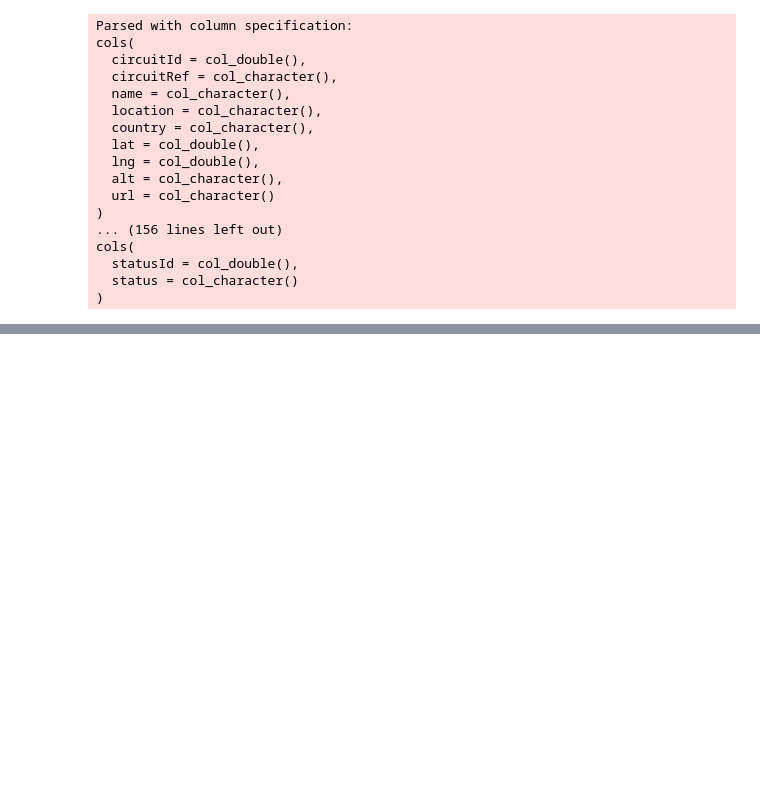
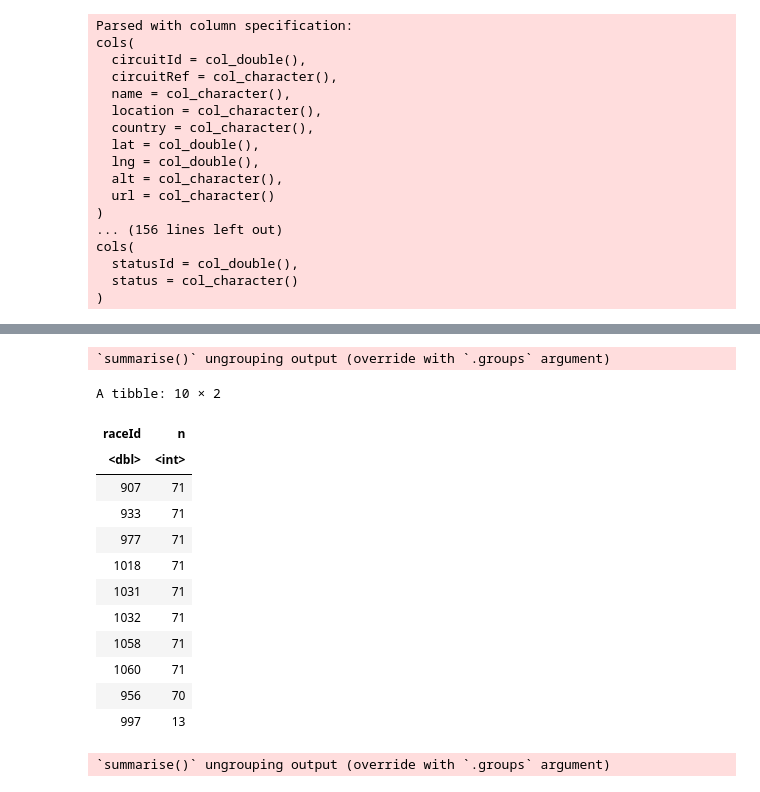
Before and after one commit to TaylorOglow/Formula_1, a Jupyter notebook: Lap Wrangling/vb_laps.ipynb, the cells around one changed output, grey strips where cells are left out. Drawn from its saved outputs; the diff is of its cells as text; code cells hidden in the pictures; blank space fills up the shorter version.

```diff
--- a/Lap Wrangling/vb_laps.ipynb
+++ b/Lap Wrangling/vb_laps.ipynb
@@ -1208,0 +801,54 @@ A tibble: 2 × 2
+# %%
+#10. Austria
+
+vb_austria <- bot_laps %>%
+                filter(raceId %in% austria_race_ID)
+
+vb_austria_clean <- vb_austria %>%
+                        group_by(raceId) %>%
+                        summarize(n = n()) %>%
+                        arrange(desc(n))
+vb_austria_clean
+vb_austria_clean_ID <- vb_austria_clean %>%
+                        pull(raceId)
+
+
+### SPLITTING DATA
+
+vb_austria_races <- bot_laps %>%
+                    filter(raceId %in% vb_austria_clean_ID)
+
+vb_austria_split <- initial_split(vb_austria_races, prop = 0.75, strata = milliseconds)
+
+vb_austria_train <- training(vb_austria_split)
+
+vb_austria_test <- testing(vb_austria_split)
+
+
+### USING DATA
+
+vb_austria_lap_times <- vb_austria_train %>%
+                        group_by(lap) %>%
+                        summarize(lap_time_avg = mean(milliseconds))
+
+
+vb_austria_avg_race_time <- vb_austria_lap_times %>%
+                            mutate(lap_time_avg_mins = lap_time_avg / 60000) %>%
+                            select(lap_time_avg_mins) %>%
+                            map(sum)
+# %% [output]
+`summarise()` ungrouping output (override with `.groups` argument)
+A tibble: 10 × 2
+| raceId | n |
+| <dbl> | <int> |
+| 907 | 71 |
+| 933 | 71 |
+| 977 | 71 |
+| 1018 | 71 |
+| 1031 | 71 |
+| 1032 | 71 |
+| 1058 | 71 |
+| 1060 | 71 |
+| 956 | 70 |
+| 997 | 13 |
+`summarise()` ungrouping output (override with `.groups` argument)
```
Also changed, not shown: parts of 22 cells of this notebook, 7 other files.
